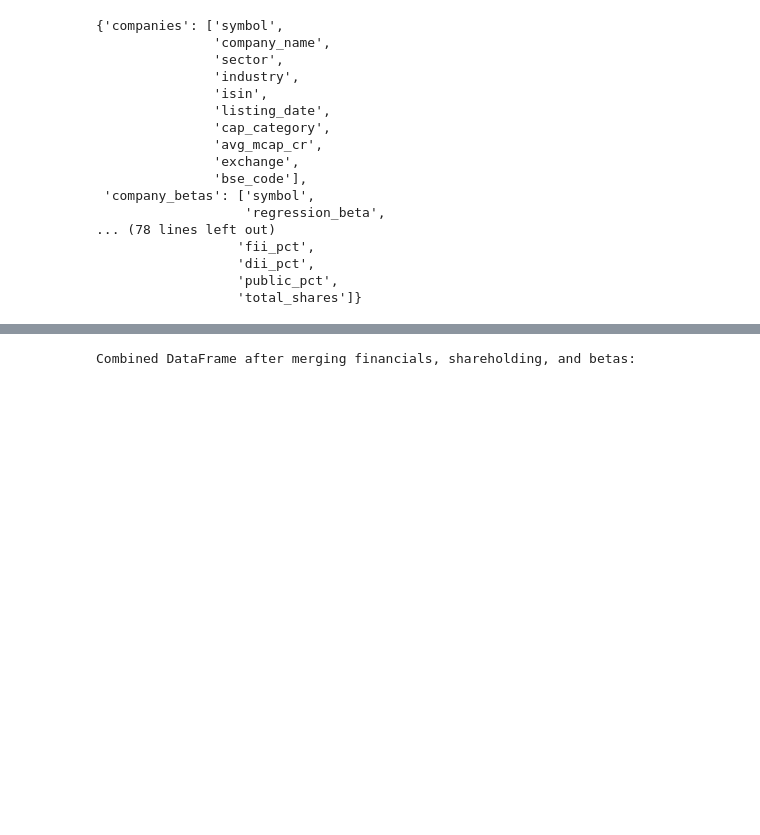
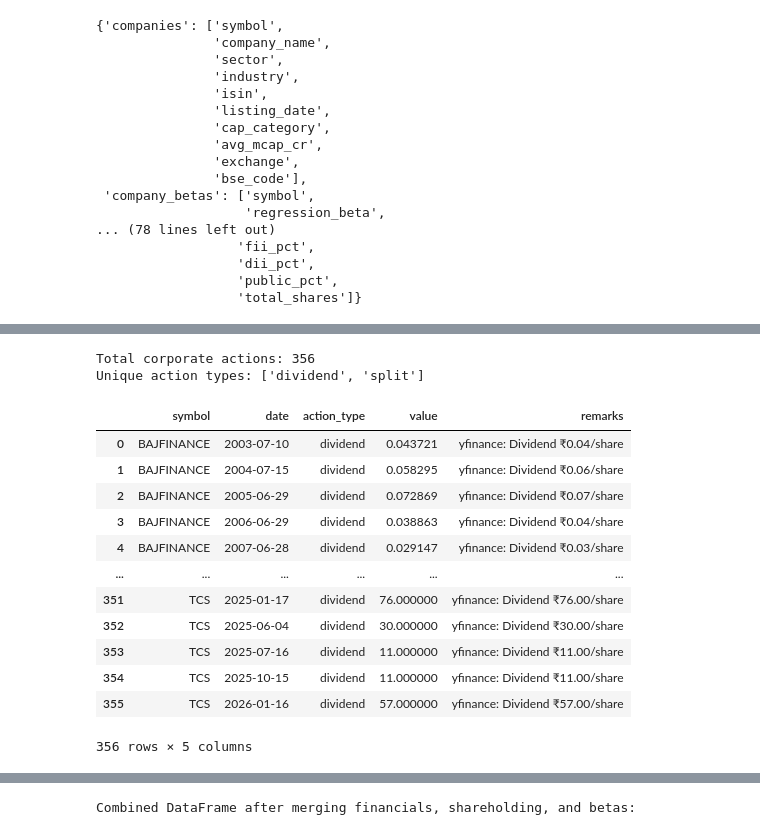
Before and after one commit to keertiam8/price-predictor, a Jupyter notebook: notebooks/preprocessing.ipynb, the cells around one changed output, grey strips where cells are left out. Cells and saved outputs as stored; diff of their text form; code cells hidden in the pictures; blank space fills up the shorter version.

```diff
--- a/notebooks/preprocessing.ipynb
+++ b/notebooks/preprocessing.ipynb
@@ -93,3 +93,38 @@ Combined DataFrame after merging companies and prices:
 | 2 | BAJFINANCE | 2010-10-01 | 763.0 | 797.30 | 760.25 | 774.95 | 35941 | Bajaj Finance Limited | Finance | Finance | ... |
 | 3 | BAJFINANCE | 2010-10-04 | 788.0 | 795.00 | 775.00 | 783.40 | 31160 | Bajaj Finance Limited | Finance | Finance | ... |
 | 4 | BAJFINANCE | 2010-10-05 | 775.1 | 788.00 | 772.05 | 779.00 | 32141 | Bajaj Finance Limited | Finance | Finance | ... |
+# %%
+# ── Inspect corporate actions ────────────────────────────────────────────
+# The prices table has RAW prices. Stock splits and bonus issues cause sudden
+# price halving/thirding that looks like a massive crash to the model but
+# isn't real. We need to adjust prices backward using corporate actions.
+
+corp_query = f"""
+SELECT symbol, date, action_type, value, remarks
+FROM corporate_actions
+WHERE symbol IN ({','.join([f"'{s}'" for s in symbols])})
+ORDER BY symbol, date
+"""
+corp_df = conn.execute(corp_query).fetchdf()
+corp_df['date'] = pd.to_datetime(corp_df['date'])
+
+print(f"Total corporate actions: {len(corp_df)}")
+print(f"Unique action types: {sorted(corp_df['action_type'].unique())}")
+print()
+display(corp_df)
+# %% [output]
+Total corporate actions: 356
+Unique action types: ['dividend', 'split']
+|  | symbol | date | action_type | value | remarks |
+| 0 | BAJFINANCE | 2003-07-10 | dividend | 0.043721 | yfinance: Dividend ₹0.04/share |
+| 1 | BAJFINANCE | 2004-07-15 | dividend | 0.058295 | yfinance: Dividend ₹0.06/share |
+| 2 | BAJFINANCE | 2005-06-29 | dividend | 0.072869 | yfinance: Dividend ₹0.07/share |
+| 3 | BAJFINANCE | 2006-06-29 | dividend | 0.038863 | yfinance: Dividend ₹0.04/share |
+| 4 | BAJFINANCE | 2007-06-28 | dividend | 0.029147 | yfinance: Dividend ₹0.03/share |
+| ... | ... | ... | ... | ... | ... |
+| 351 | TCS | 2025-01-17 | dividend | 76.000000 | yfinance: Dividend ₹76.00/share |
+| 352 | TCS | 2025-06-04 | dividend | 30.000000 | yfinance: Dividend ₹30.00/share |
+| 353 | TCS | 2025-07-16 | dividend | 11.000000 | yfinance: Dividend ₹11.00/share |
+| 354 | TCS | 2025-10-15 | dividend | 11.000000 | yfinance: Dividend ₹11.00/share |
+| 355 | TCS | 2026-01-16 | dividend | 57.000000 | yfinance: Dividend ₹57.00/share |
+356 rows × 5 columns
```
Also changed, not shown: parts of 1 cell of this notebook.
